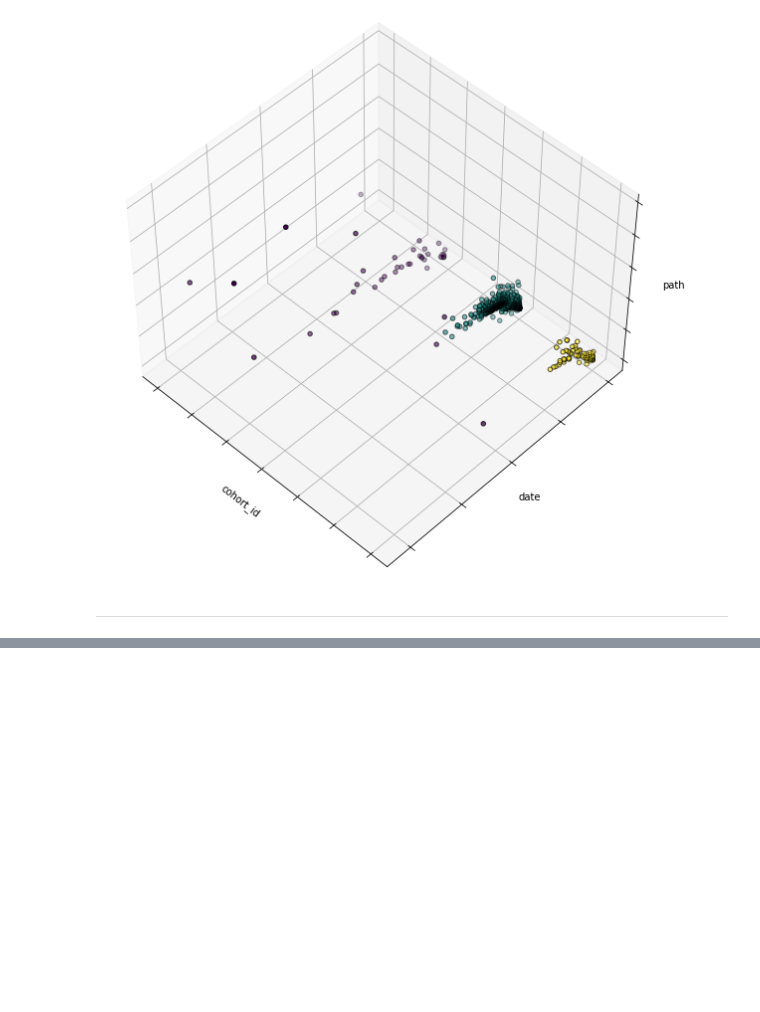
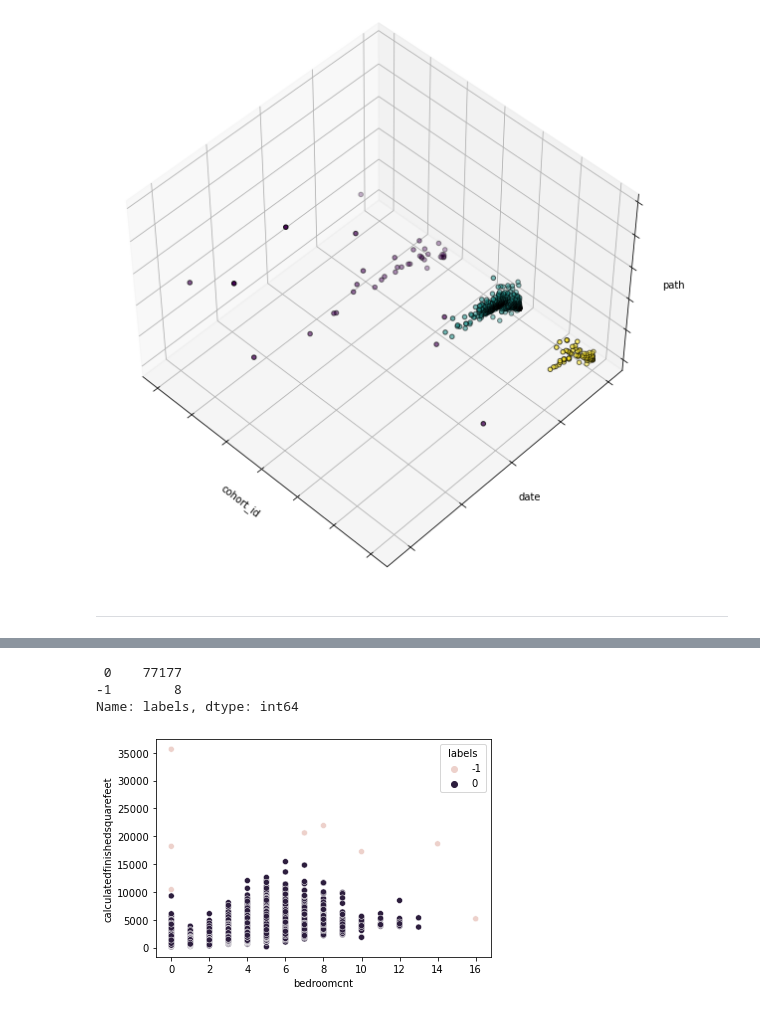
Before and after one commit to NSharick/anomaly-detection-exercises, a Jupyter notebook: clustering_anomaly_detection.ipynb, the cells around one changed output, grey strips where cells are left out. Saved outputs shown, nothing was run; the diff lists cells and outputs as text; code cells hidden in the pictures; blank space fills up the shorter version.

```diff
--- a/clustering_anomaly_detection.ipynb
+++ b/clustering_anomaly_detection.ipynb
@@ -242,0 +373,4 @@ Text(0.5, 0, 'path')
+# %%
+scaled_columns = ['scaled_' + col for col in df.columns]
+scaled_df = pd.DataFrame(scaled_df, columns = scaled_columns, index=df.index)
+scaled_df.shape
@@ -242,0 +383,3 @@ Text(0.5, 0, 'path')
+# %%
+df = df.merge(scaled_df, left_index=True, right_index=True)
+df.shape
@@ -242,0 +398,3 @@ Text(0.5, 0, 'path')
+# %%
+labels = dbsc.labels_
+labels.size
@@ -242,0 +403,3 @@ Text(0.5, 0, 'path')
+# %%
+df['labels'] = labels
+df.head()
@@ -242,0 +414,11 @@ Text(0.5, 0, 'path')
+# %%
+df.labels.value_counts()
+# %% [output]
+ 0    77177
+-1        8
+Name: labels, dtype: int64
+# %%
+sns.scatterplot(df.bedroomcnt, df.calculatedfinishedsquarefeet, hue=df.labels)
+plt.show()
+# %% [output]
+[figure, added]
```
Also changed, not shown: parts of 17 cells of this notebook.
